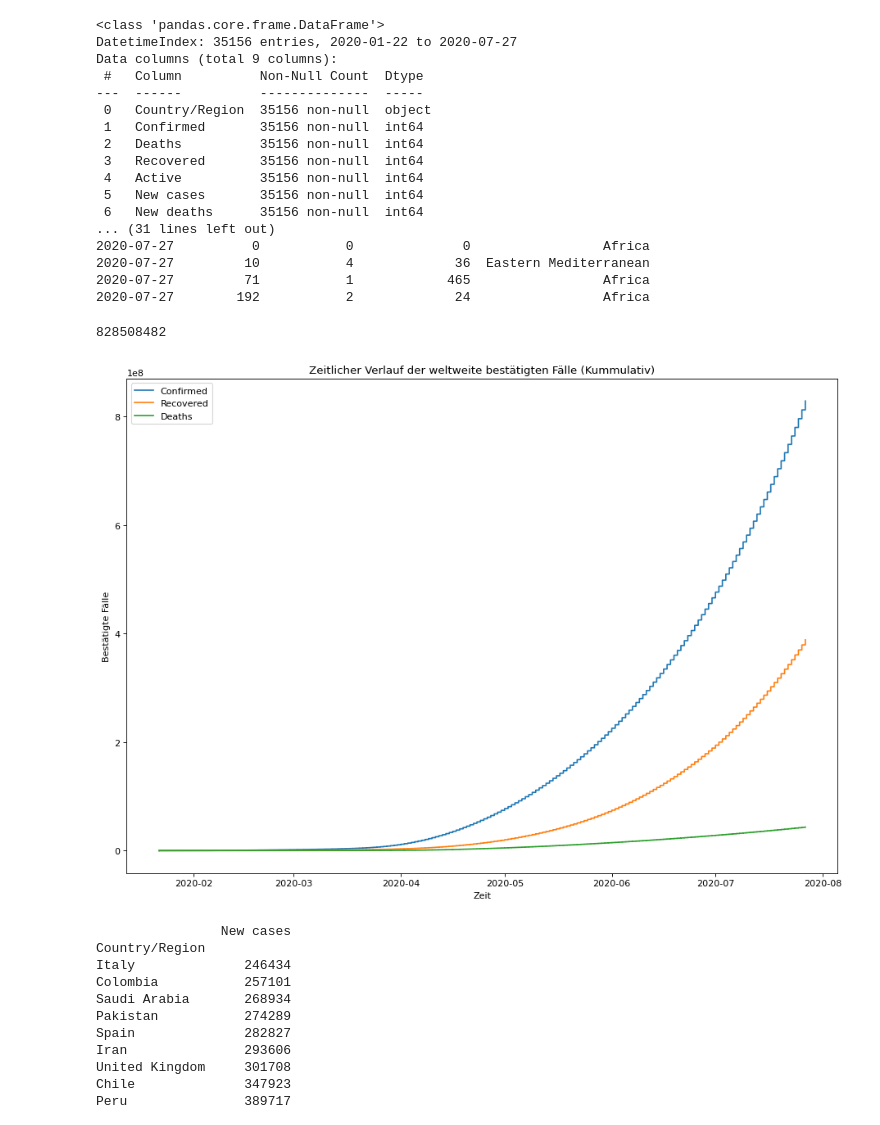
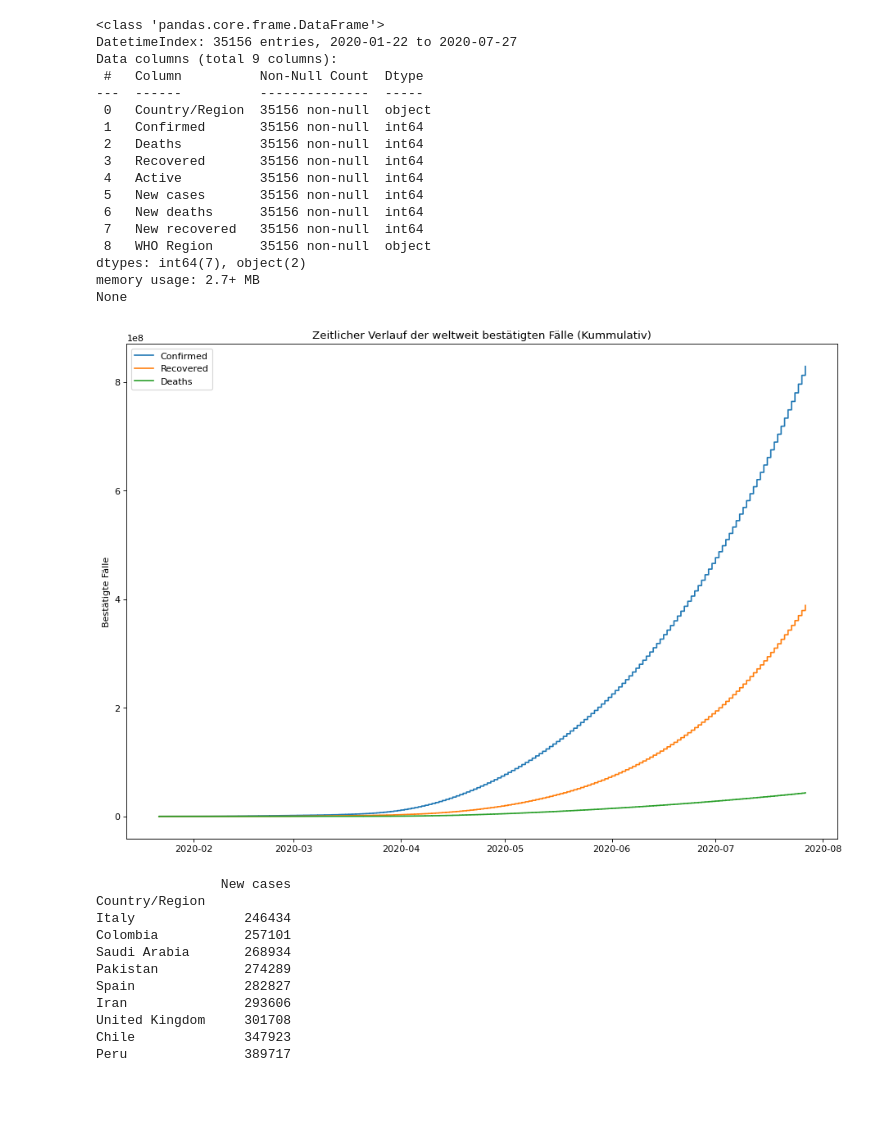
Before and after one commit to Mois1406/CovidDataAnalysis, a Jupyter notebook: CovidDataAnalysis.ipynb, the cells around one changed output. Drawn from its saved outputs; the diff is of its cells as text; code cells hidden in the pictures; blank space fills up the shorter version.

```diff
--- a/CovidDataAnalysis.ipynb
+++ b/CovidDataAnalysis.ipynb
@@ -13,8 +13,6 @@ df.index = pd.DatetimeIndex(df.index)
 df.sort_index(inplace=True)
 
 print(df.info())
-print(df.head())
-print(df.tail())
 # %% [output]
 <class 'pandas.core.frame.DataFrame'>
 DatetimeIndex: 35156 entries, 2020-01-22 to 2020-07-27
@@ -28,35 +26,26 @@ Data columns (total 9 columns):
  4   Active          35156 non-null  int64
  5   New cases       35156 non-null  int64
  6   New deaths      35156 non-null  int64
-... (31 lines left out)
-2020-07-27          0           0              0                 Africa
-2020-07-27         10           4             36  Eastern Mediterranean
-2020-07-27         71           1            465                 Africa
-2020-07-27        192           2             24                 Africa
+ 7   New recovered   35156 non-null  int64
+ 8   WHO Region      35156 non-null  object
+dtypes: int64(7), object(2)
+memory usage: 2.7+ MB
+None
-# %%
-#df = df.resample("3D").sum()
-print(df.Confirmed.sum())
-# %% [output]
-828508482
 # %%
 plt.figure(figsize=(14,10), dpi= 80)
-
-#fig, (ax1, ax2, ax3) = plt.subplots(nrows=3, ncos)
 
 categories = ['Confirmed', 'Recovered', 'Deaths']
 
 for category in categories:
     plt.plot(df[category].cumsum(), label=category)
 
+plt.title("Zeitlicher Verlauf der weltweit bestätigten Fälle (Kummulativ)")
+plt.ylabel("Bestätigte Fälle")
 plt.legend()
 
-plt.title("Zeitlicher Verlauf der weltweite bestätigten Fälle (Kummulativ)")
-plt.ylabel("Bestätigte Fälle")
-plt.xlabel("Zeit")
-
 plt.show()
 # %% [output]
-[figure, old version]
+[figure, new version]
 # %%
 
 data = df.pivot_table(values='New cases' , index='Country/Region', aggfunc= np.sum).sort_values('New cases')
```
Also changed, not shown: parts of 2 cells of this notebook, 6 other files.
